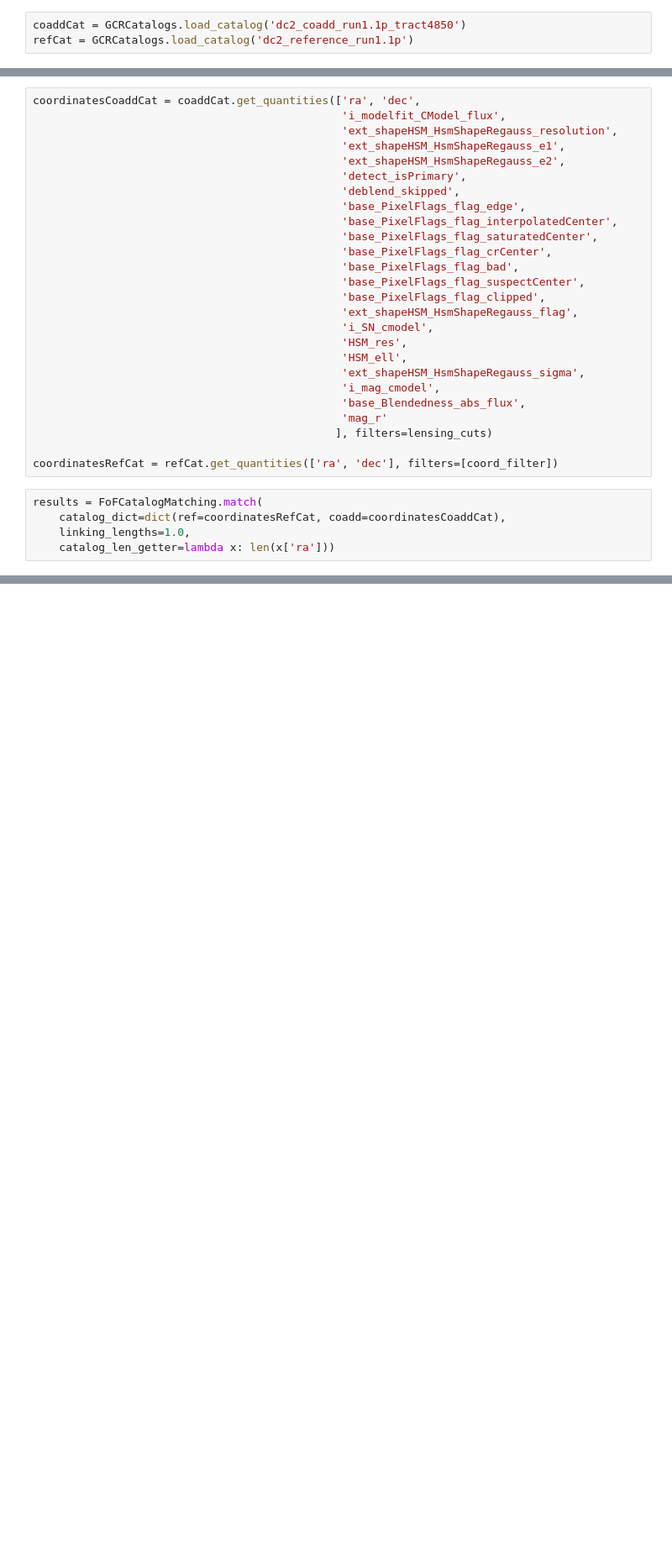
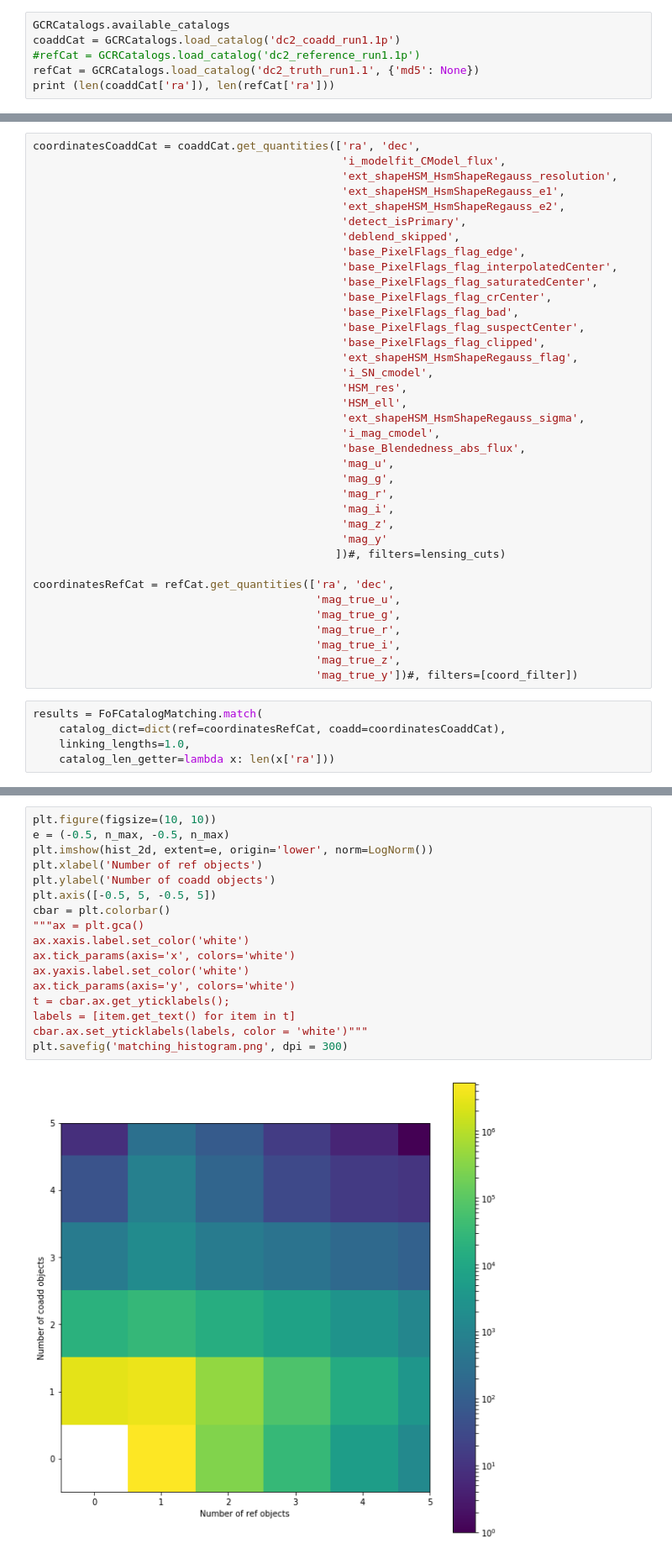
Before and after one commit to LSSTDESC/DC2-production, a Jupyter notebook: Notebooks/FoFPlotResults.ipynb, the cells around one changed output, grey strips where cells are left out. Shown at 84% size. Drawn from its saved outputs; the diff is of its cells as text; blank space fills up the shorter version.

```diff
--- a/Notebooks/FoFPlotResults.ipynb
+++ b/Notebooks/FoFPlotResults.ipynb
@@ -21,6 +22,9 @@ import operator
 import matplotlib.pyplot as plt
 import matplotlib
 %matplotlib inline
-# %%
-coaddCat = GCRCatalogs.load_catalog('dc2_coadd_run1.1p_tract4850')
-refCat = GCRCatalogs.load_catalog('dc2_reference_run1.1p')
+# %%
+GCRCatalogs.available_catalogs
+coaddCat = GCRCatalogs.load_catalog('dc2_coadd_run1.1p')
+#refCat = GCRCatalogs.load_catalog('dc2_reference_run1.1p')
+refCat = GCRCatalogs.load_catalog('dc2_truth_run1.1', {'md5': None})
+print (len(coaddCat['ra']), len(refCat['ra']))
@@ -119,10 +141,21 @@ coordinatesCoaddCat = coaddCat.get_quantities(['ra', 'dec',
                                                'ext_shapeHSM_HsmShapeRegauss_sigma',
                                                'i_mag_cmodel',
                                                'base_Blendedness_abs_flux',
-                                               'mag_r'
-                                              ], filters=lensing_cuts)
+                                               'mag_u',
+                                               'mag_g',
+                                               'mag_r',
+                                               'mag_i',
+                                               'mag_z',
+                                               'mag_y'
+                                              ])#, filters=lensing_cuts)
 
-coordinatesRefCat = refCat.get_quantities(['ra', 'dec'], filters=[coord_filter])
+coordinatesRefCat = refCat.get_quantities(['ra', 'dec',
+                                           'mag_true_u',
+                                           'mag_true_g',
+                                           'mag_true_r',
+                                           'mag_true_i',
+                                           'mag_true_z',
+                                           'mag_true_y'])#, filters=[coord_filter])
 # %%
 results = FoFCatalogMatching.match(
     catalog_dict=dict(ref=coordinatesRefCat, coadd=coordinatesCoaddCat),
@@ -539,0 +196,19 @@ plt.title("G for the (0,1) bin")
+# %%
+plt.figure(figsize=(10, 10))
+e = (-0.5, n_max, -0.5, n_max)
+plt.imshow(hist_2d, extent=e, origin='lower', norm=LogNorm())
+plt.xlabel('Number of ref objects')
+plt.ylabel('Number of coadd objects')
+plt.axis([-0.5, 5, -0.5, 5])
+cbar = plt.colorbar()
+"""ax = plt.gca()
+ax.xaxis.label.set_color('white')
+ax.tick_params(axis='x', colors='white')
+ax.yaxis.label.set_color('white')
+ax.tick_params(axis='y', colors='white')
+t = cbar.ax.get_yticklabels();
+labels = [item.get_text() for item in t]
+cbar.ax.set_yticklabels(labels, color = 'white')"""
+plt.savefig('matching_histogram.png', dpi = 300)
+# %% [output]
+[figure, added]
```
Also changed, not shown: parts of 50 cells of this notebook.
